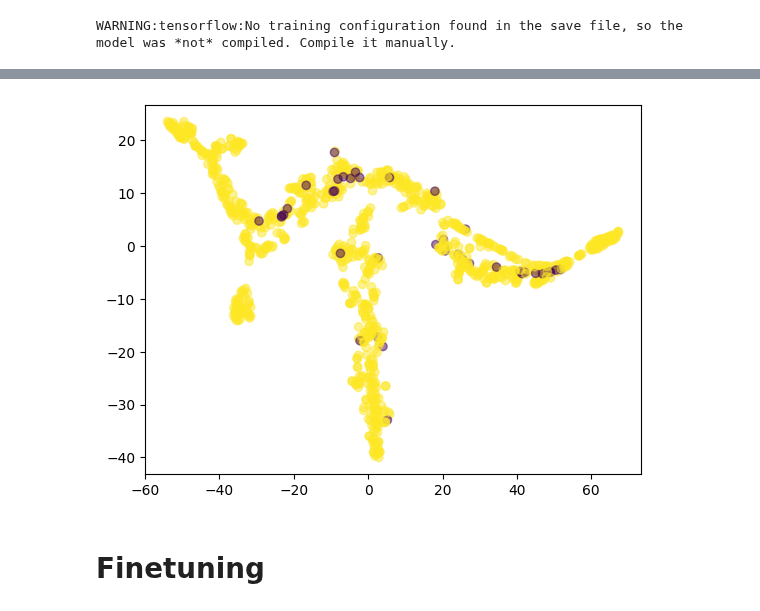
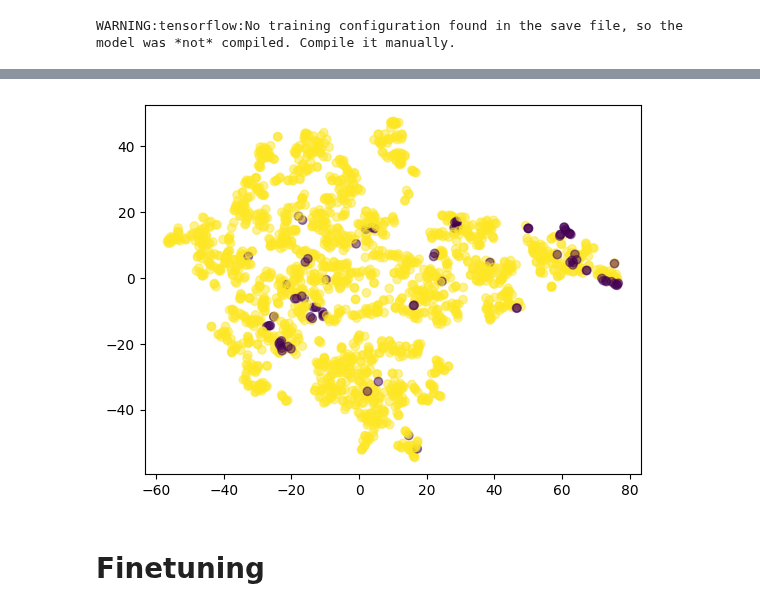
Before and after one commit to raaifhadadi/FYP, a Jupyter notebook: PTB_XL_MoCo.ipynb, the cells around one changed output, grey strips where cells are left out. Saved outputs shown, nothing was run; the diff lists cells and outputs as text; code cells hidden in the pictures.

```diff
--- a/PTB_XL_MoCo.ipynb
+++ b/PTB_XL_MoCo.ipynb
@@ -231,3 +305,5 @@ WARNING:tensorflow:Compiled the loaded model, but the compiled metrics have yet
 model = keras.models.load_model('model-weights/test_moco_3.h5')
 # %% [output]
 WARNING:tensorflow:No training configuration found in the save file, so the model was *not* compiled. Compile it manually.
+# %%
+model = keras.models.load_model('model-weights/test_moco_PTB-XL_v1_4.h5')
@@ -234,23 +312,23 @@ WARNING:tensorflow:No training configuration found in the save file, so the mode
 # %%
 # tsne
 from sklearn.manifold import TSNE
 import matplotlib.pyplot as plt
 
 def plot_tsne(model, signals, labels):
     representations = model(signals)
     tsne = TSNE(n_components=2, perplexity=30, n_iter=1000)
     tsne_transformed = tsne.fit_transform(representations)
     plt.scatter(tsne_transformed[:, 0], tsne_transformed[:, 1], c=labels, cmap='viridis', alpha=0.5)
     plt.show()
 
 
-labels_Norm = [0 if "STTC" in x else 1 for x in Y_train_text[:1000]]
+labels_Norm = [0 if "HYP" in x else 1 for x in Y_train_text[:2000]]
 # labels_Norm = [0 if len(x)==0 else 1 for x in Z_HB_text[:1000]]
 
 
-plot_tsne(model, X_train[:1000], labels=labels_Norm)
+plot_tsne(model, X_train[:2000], labels=labels_Norm)
 # %% [output]
-[figure, old version]
+[figure, new version]
 # %% [markdown]
 # Finetuning
 # %%
```
Also changed, not shown: parts of 17 cells of this notebook.
